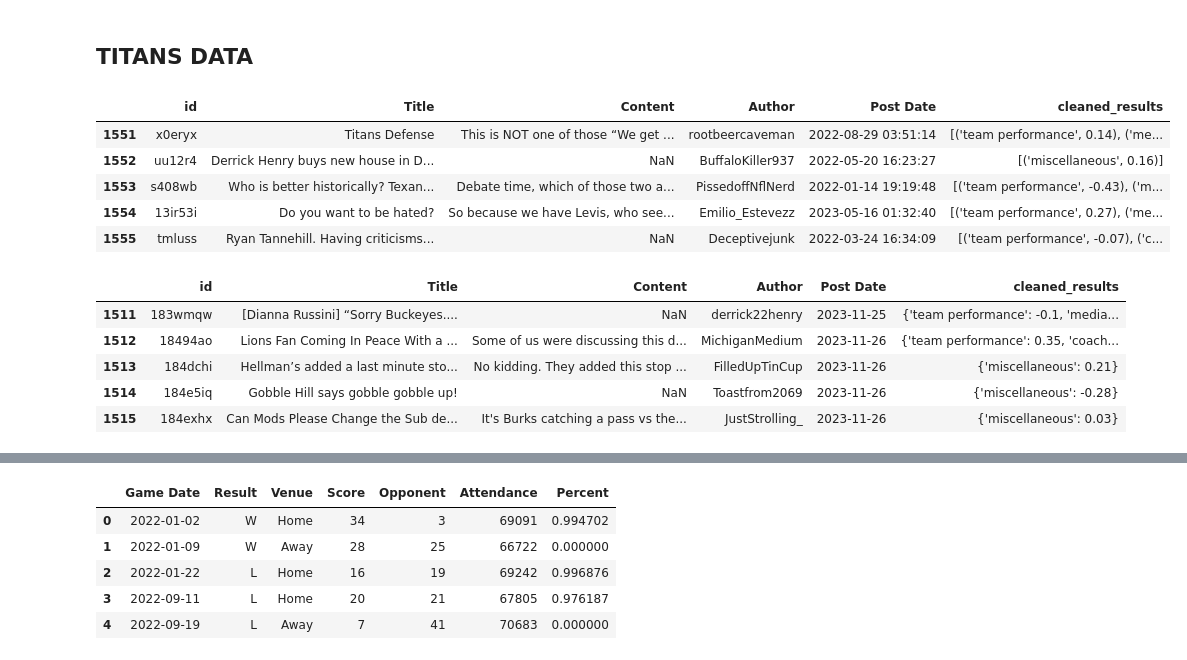
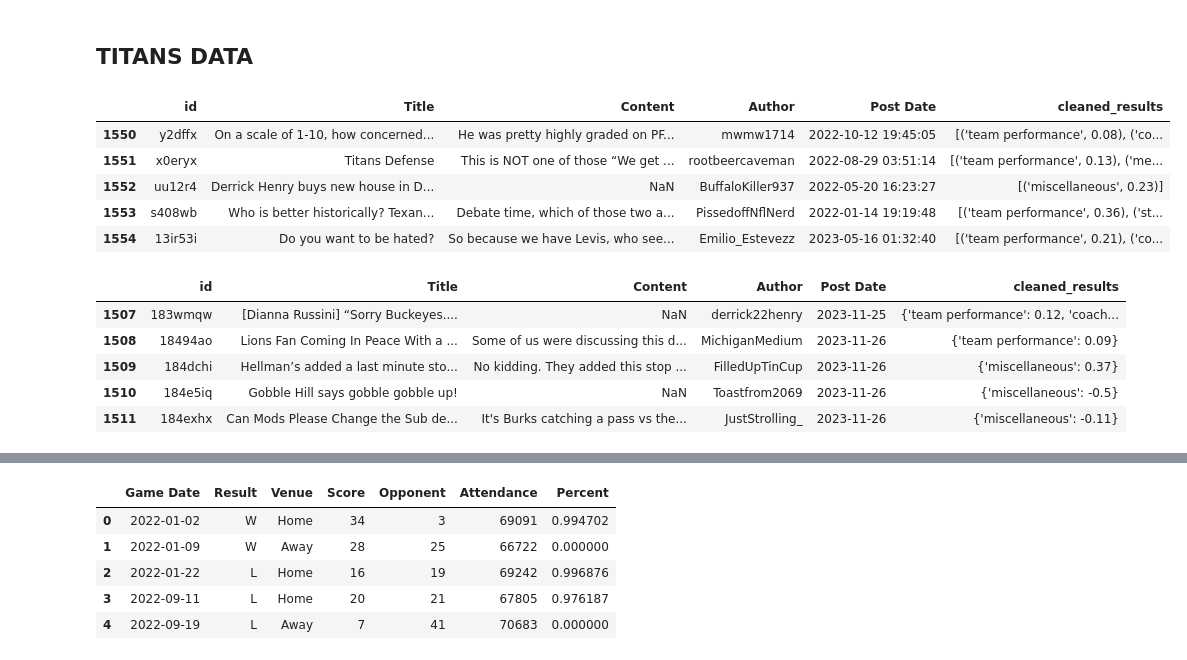
Before and after one commit to SovannChang/NSC-Capstone, a Jupyter notebook: Merge Games Data.ipynb, the cells around one changed output, grey strips where cells are left out. Drawn from its saved outputs; the diff is of its cells as text; code cells hidden in the pictures.

```diff
--- a/Merge Games Data.ipynb
+++ b/Merge Games Data.ipynb
@@ -174,15 +174,15 @@ preds_merged.to_csv("Scored Data With Games/preds_scored_with_games.csv", index=
 # %% [markdown]
 ## TITANS DATA
 # %%
-titans_data = pd.read_csv("ABSA_Reddit_Results/titans_run_1_res.csv", index_col=0)
+titans_data = pd.read_csv("ABSA_Reddit_Results/titans_run_2_res.csv", index_col=0)
 titans_data.tail()
 # %% [output]
 |  | id | Title | Content | Author | Post Date | cleaned_results |
-| 1551 | x0eryx | Titans Defense | This is NOT one of those “We get ... | rootbeercaveman | 2022-08-29 03:51:14 | [('team performance', 0.14), ('me... |
-| 1552 | uu12r4 | Derrick Henry buys new house in D... | NaN | BuffaloKiller937 | 2022-05-20 16:23:27 | [('miscellaneous', 0.16)] |
-| 1553 | s408wb | Who is better historically? Texan... | Debate time, which of those two a... | PissedoffNflNerd | 2022-01-14 19:19:48 | [('team performance', -0.43), ('m... |
-| 1554 | 13ir53i | Do you want to be hated? | So because we have Levis, who see... | Emilio_Estevezz | 2023-05-16 01:32:40 | [('team performance', 0.27), ('me... |
-| 1555 | tmluss | Ryan Tannehill. Having criticisms... | NaN | Deceptivejunk | 2022-03-24 16:34:09 | [('team performance', -0.07), ('c... |
+| 1550 | y2dffx | On a scale of 1-10, how concerned... | He was pretty highly graded on PF... | mwmw1714 | 2022-10-12 19:45:05 | [('team performance', 0.08), ('co... |
+| 1551 | x0eryx | Titans Defense | This is NOT one of those “We get ... | rootbeercaveman | 2022-08-29 03:51:14 | [('team performance', 0.13), ('me... |
+| 1552 | uu12r4 | Derrick Henry buys new house in D... | NaN | BuffaloKiller937 | 2022-05-20 16:23:27 | [('miscellaneous', 0.23)] |
+| 1553 | s408wb | Who is better historically? Texan... | Debate time, which of those two a... | PissedoffNflNerd | 2022-01-14 19:19:48 | [('team performance', 0.36), ('st... |
+| 1554 | 13ir53i | Do you want to be hated? | So because we have Levis, who see... | Emilio_Estevezz | 2023-05-16 01:32:40 | [('team performance', 0.21), ('co... |
 # %%
 new_titans_cleaned_results = pd.DataFrame(titans_data.loc[:, "cleaned_results"].apply(aspects_to_dict))
 # %%
@@ -197,11 +197,11 @@ titans_data_sorted["Post Date"] = pd.to_datetime(titans_data_sorted["Post Date"]
 titans_data_sorted.tail()
 # %% [output]
 |  | id | Title | Content | Author | Post Date | cleaned_results |
-| 1511 | 183wmqw | [Dianna Russini] “Sorry Buckeyes.... | NaN | derrick22henry | 2023-11-25 | {'team performance': -0.1, 'media... |
-| 1512 | 18494ao | Lions Fan Coming In Peace With a ... | Some of us were discussing this d... | MichiganMedium | 2023-11-26 | {'team performance': 0.35, 'coach... |
-| 1513 | 184dchi | Hellman’s added a last minute sto... | No kidding. They added this stop ... | FilledUpTinCup | 2023-11-26 | {'miscellaneous': 0.21} |
-| 1514 | 184e5iq | Gobble Hill says gobble gobble up! | NaN | Toastfrom2069 | 2023-11-26 | {'miscellaneous': -0.28} |
-| 1515 | 184exhx | Can Mods Please Change the Sub de... | It's Burks catching a pass vs the... | JustStrolling_ | 2023-11-26 | {'miscellaneous': 0.03} |
+| 1507 | 183wmqw | [Dianna Russini] “Sorry Buckeyes.... | NaN | derrick22henry | 2023-11-25 | {'team performance': 0.12, 'coach... |
+| 1508 | 18494ao | Lions Fan Coming In Peace With a ... | Some of us were discussing this d... | MichiganMedium | 2023-11-26 | {'team performance': 0.09} |
+| 1509 | 184dchi | Hellman’s added a last minute sto... | No kidding. They added this stop ... | FilledUpTinCup | 2023-11-26 | {'miscellaneous': 0.37} |
+| 1510 | 184e5iq | Gobble Hill says gobble gobble up! | NaN | Toastfrom2069 | 2023-11-26 | {'miscellaneous': -0.5} |
+| 1511 | 184exhx | Can Mods Please Change the Sub de... | It's Burks catching a pass vs the... | JustStrolling_ | 2023-11-26 | {'miscellaneous': -0.11} |
 # %%
 aspects = ["team performance", "coaching and management", "stadium atmosphere", "stadium amenities", "pricing", "media coverage", "miscellaneous"]
 
```
Also changed, not shown: parts of 4 cells of this notebook, 2 other files.
